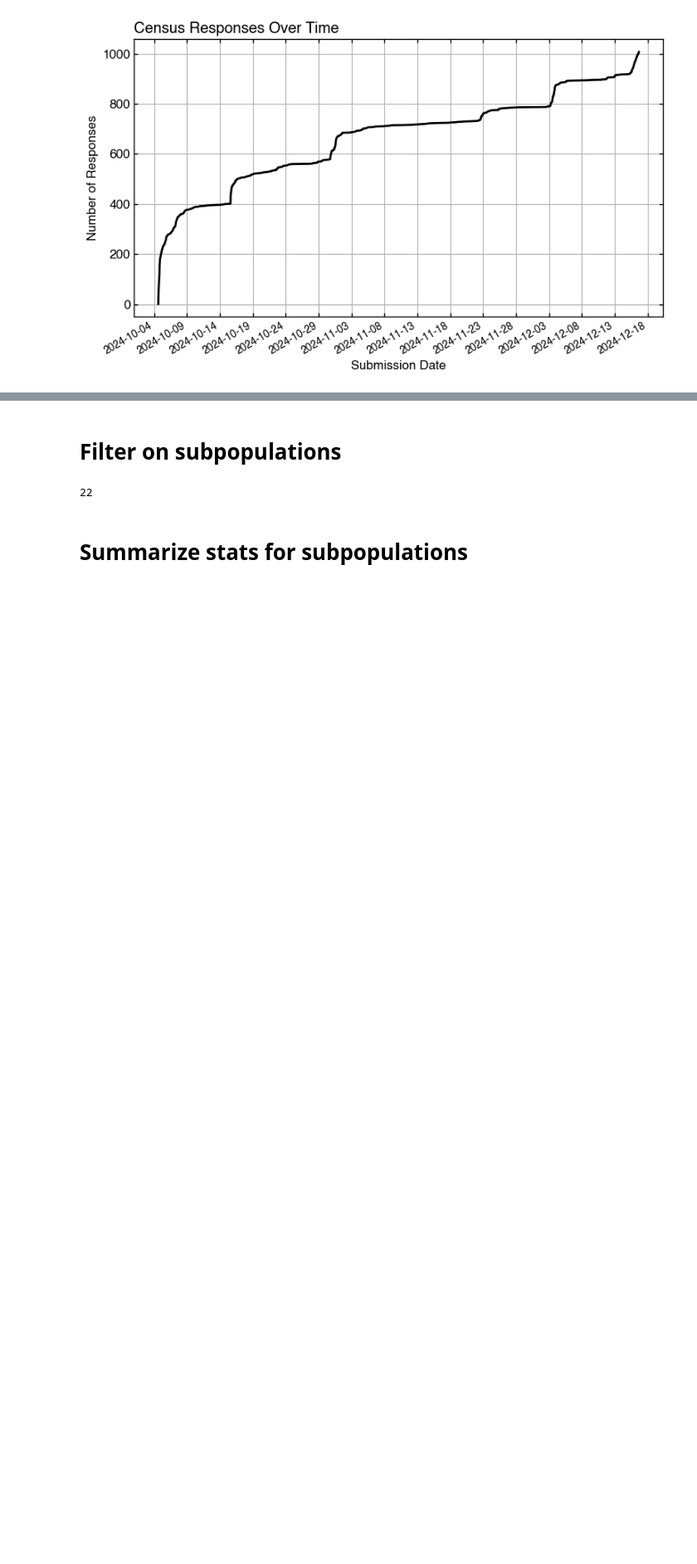
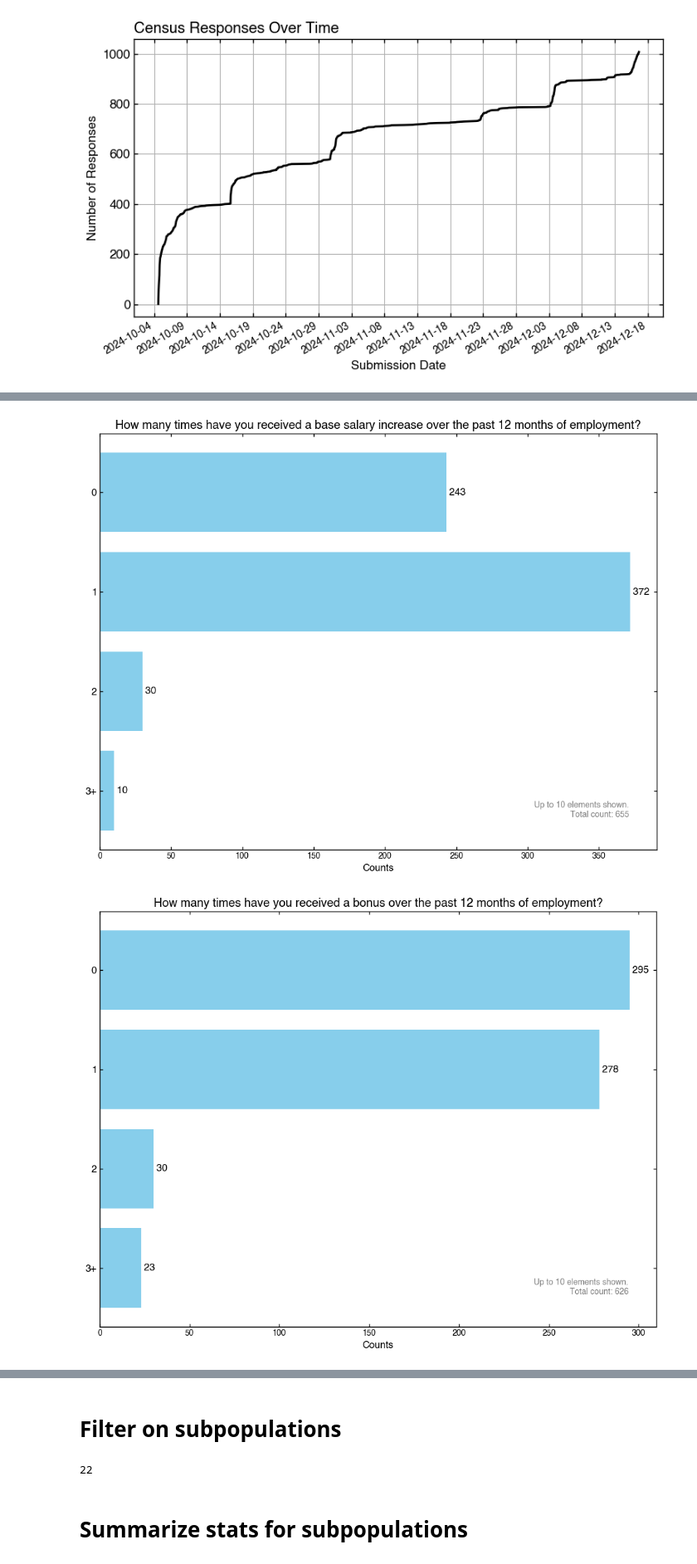
Before and after one commit to wengandrew/battery-talent-census, a Jupyter notebook: notebooks/explore_data.ipynb, the cells around one changed output, grey strips where cells are left out. Shown at 83% size. Saved outputs shown, nothing was run; the diff lists cells and outputs as text; code cells hidden in the pictures; blank space fills up the shorter version.

Commit message:
Update code for company role and salary

```diff
--- a/notebooks/explore_data.ipynb
+++ b/notebooks/explore_data.ipynb
@@ -279,0 +318,3 @@ plotter.make_bar_plot_from_dictionary(res['value_chain_in_demand'],
+# %%
+res_company_salary = analyst.summarize_company_salary()
+pprint(res_company_salary)
@@ -279,0 +339,24 @@ plotter.make_bar_plot_from_dictionary(res['value_chain_in_demand'],
+# %%
+plotter.make_bar_plot_from_dict(
+    utils.sort_dict(res_company_salary['salary_num_raises'], by='keys', reverse=False),
+    title='How many times have you received a base salary increase over the past 12 months of employment?',
+    saveas='company_salary_num_raises.png'
+)
+
+plotter.make_bar_plot_from_dict(
+    utils.sort_dict(res_company_salary['salary_num_bonuses'], by='keys', reverse=False),
+    title='How many times have you received a bonus over the past 12 months of employment?',
+    saveas='company_salary_num_bonuses.png'
+)
+
+plotter.make_bar_plot_from_dict(
+    res_company_salary['salary_comp_types'],
+    title='Beyond base salary, what additional compensation types do you receive?',
+    saveas='company_salary_comp_types.png',
+    exclusions=['options', 'etc.)'],
+    replacements={'Equity (stock' : 'Equity (stock options, etc.)'},
+    sorted=True
+)
+# %% [output]
+[figure, added]
+[figure, added]
```
Also changed, not shown: parts of 26 cells of this notebook, 21 other files.
